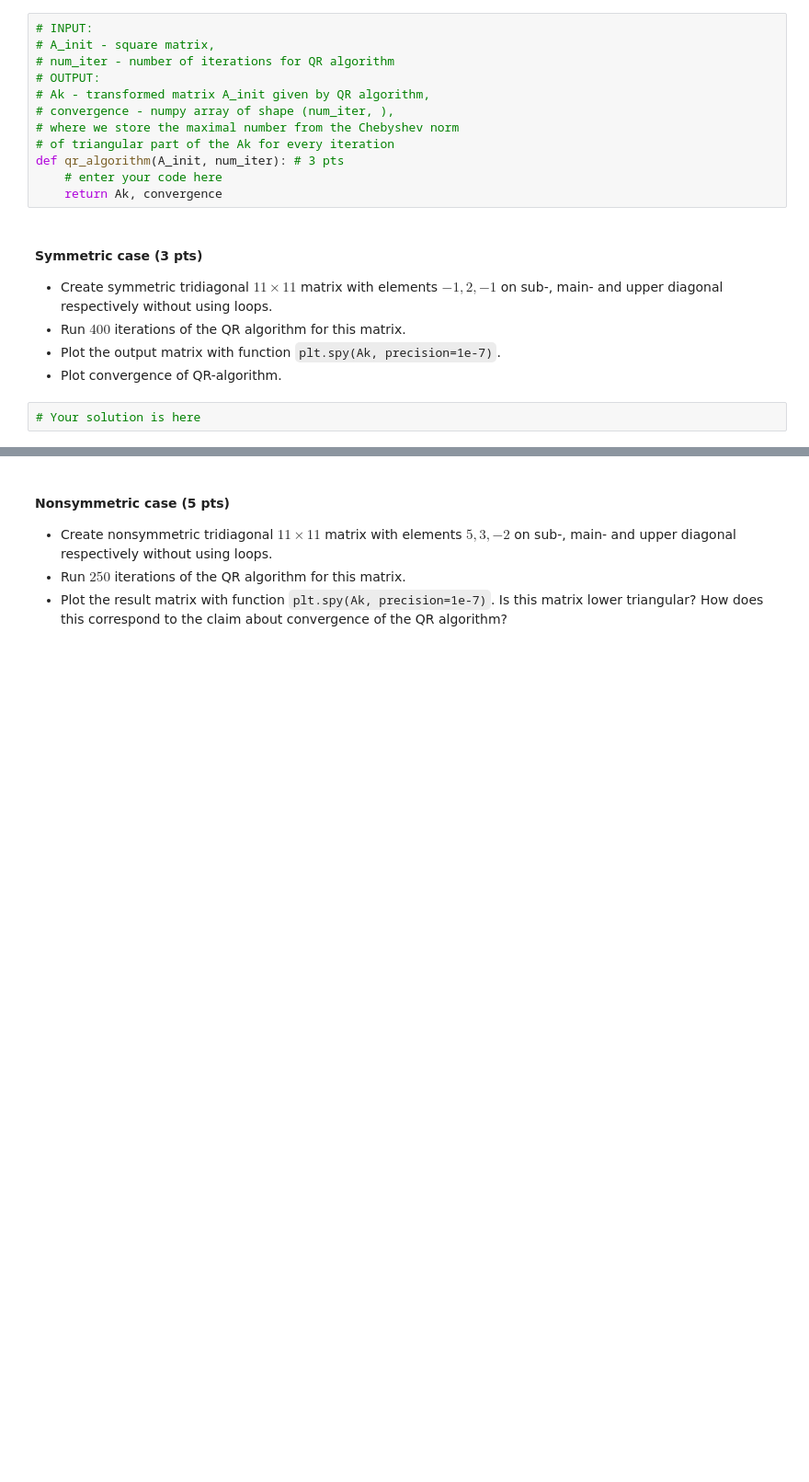
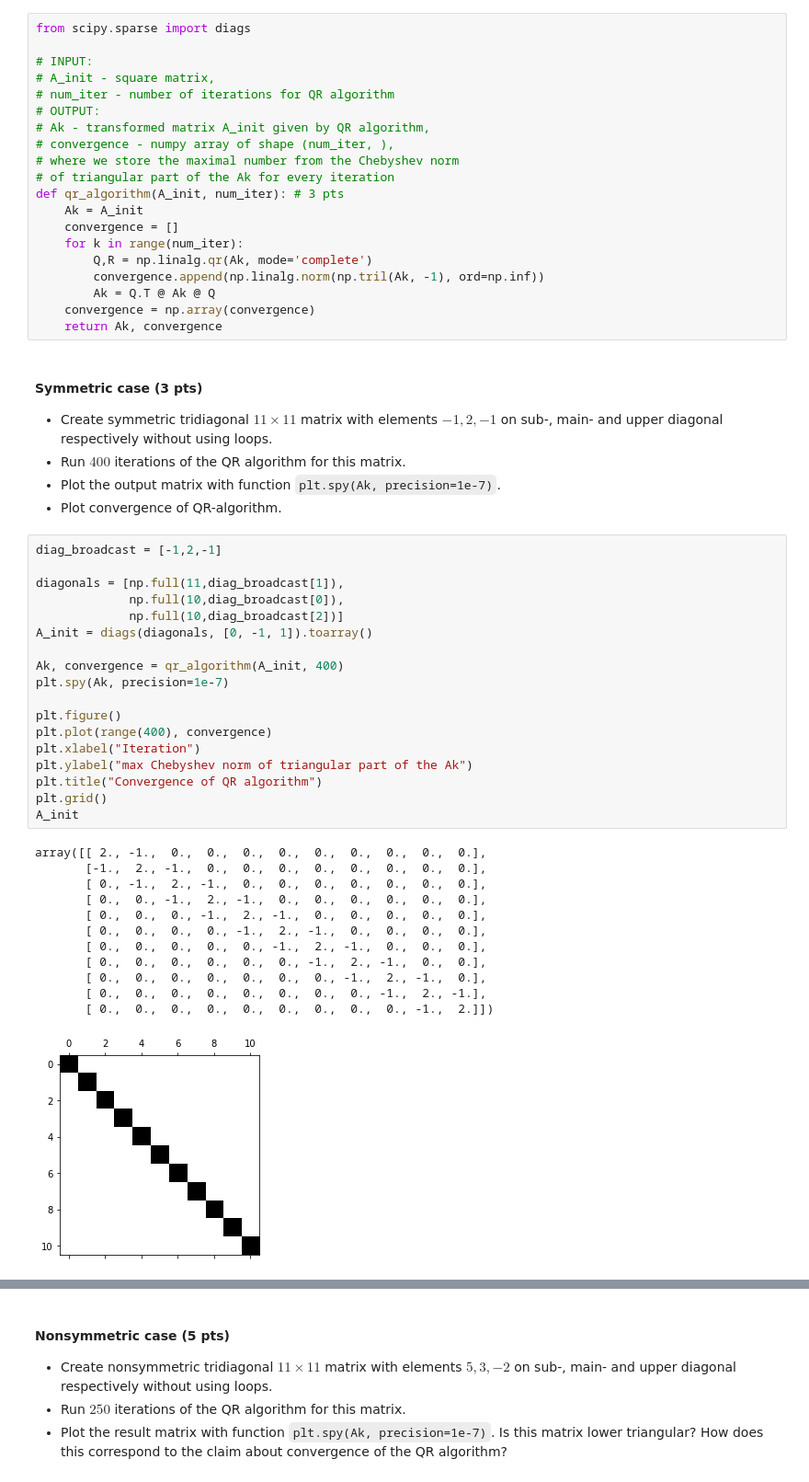
Before and after one commit to aaptss/nla2021, a Jupyter notebook: hw/hw2/hw2.ipynb, the cells around one changed output, grey strips where cells are left out. Shown: that part at 92% size. Cells and saved outputs as stored; diff of their text form; blank space fills up the shorter version.

````diff
--- a/hw/hw2/hw2.ipynb
+++ b/hw/hw2/hw2.ipynb
@@ -1238,6 +1277,8 @@ numpy.ndarray
 
 * Implement QR-algorithm without shifts. Prototype of the function is given below
 # %%
+from scipy.sparse import diags
+
 # INPUT:
 # A_init - square matrix,
 # num_iter - number of iterations for QR algorithm
@@ -1247,7 +1288,13 @@ numpy.ndarray
 # where we store the maximal number from the Chebyshev norm
 # of triangular part of the Ak for every iteration
 def qr_algorithm(A_init, num_iter): # 3 pts
-    # enter your code here
+    Ak = A_init
+    convergence = []
+    for k in range(num_iter):
+        Q,R = np.linalg.qr(Ak, mode='complete')
+        convergence.append(np.linalg.norm(np.tril(Ak, -1), ord=np.inf))
+        Ak = Q.T @ Ak @ Q
+    convergence = np.array(convergence)
     return Ak, convergence
 # %% [markdown]
 #### Symmetric case (3 pts)
@@ -1255,5 +1302,34 @@ def qr_algorithm(A_init, num_iter): # 3 pts
 - Run $400$ iterations of the QR algorithm for this matrix.
 - Plot the output matrix with function ```plt.spy(Ak, precision=1e-7)```.
 - Plot convergence of QR-algorithm.
-# %%
-# Your solution is here
+# %%
+diag_broadcast = [-1,2,-1]
+
+diagonals = [np.full(11,diag_broadcast[1]),
+             np.full(10,diag_broadcast[0]),
+             np.full(10,diag_broadcast[2])]
+A_init = diags(diagonals, [0, -1, 1]).toarray()
+
+Ak, convergence = qr_algorithm(A_init, 400)
+plt.spy(Ak, precision=1e-7)
+
+plt.figure()
+plt.plot(range(400), convergence)
+plt.xlabel("Iteration")
+plt.ylabel("max Chebyshev norm of triangular part of the Ak")
+plt.title("Convergence of QR algorithm")
+plt.grid()
+A_init
+# %% [output]
+array([[ 2., -1.,  0.,  0.,  0.,  0.,  0.,  0.,  0.,  0.,  0.],
+       [-1.,  2., -1.,  0.,  0.,  0.,  0.,  0.,  0.,  0.,  0.],
+       [ 0., -1.,  2., -1.,  0.,  0.,  0.,  0.,  0.,  0.,  0.],
+       [ 0.,  0., -1.,  2., -1.,  0.,  0.,  0.,  0.,  0.,  0.],
+       [ 0.,  0.,  0., -1.,  2., -1.,  0.,  0.,  0.,  0.,  0.],
+       [ 0.,  0.,  0.,  0., -1.,  2., -1.,  0.,  0.,  0.,  0.],
+       [ 0.,  0.,  0.,  0.,  0., -1.,  2., -1.,  0.,  0.,  0.],
+       [ 0.,  0.,  0.,  0.,  0.,  0., -1.,  2., -1.,  0.,  0.],
+       [ 0.,  0.,  0.,  0.,  0.,  0.,  0., -1.,  2., -1.,  0.],
+       [ 0.,  0.,  0.,  0.,  0.,  0.,  0.,  0., -1.,  2., -1.],
+       [ 0.,  0.,  0.,  0.,  0.,  0.,  0.,  0.,  0., -1.,  2.]])
+[figure, added]
````
Also changed, not shown: parts of 29 cells of this notebook.
